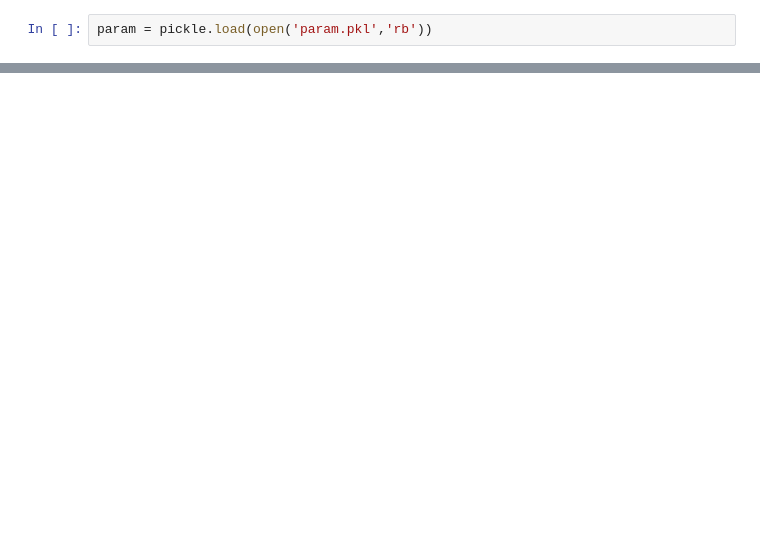
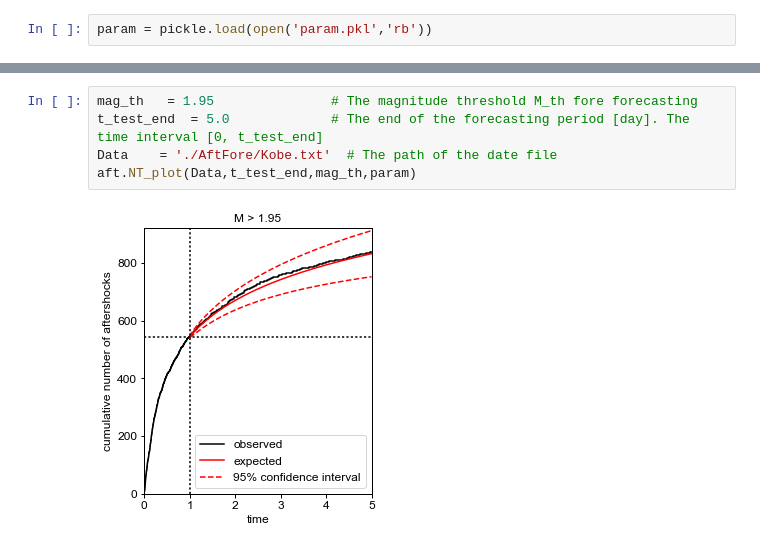
Before and after one commit to omitakahiro/AftFore, a Jupyter notebook: CodeExamples.ipynb, the cells around one changed output, grey strips where cells are left out. Saved outputs shown, nothing was run; the diff lists cells and outputs as text; blank space fills up the shorter version.

```diff
--- a/CodeExamples.ipynb
+++ b/CodeExamples.ipynb
@@ -30,0 +68,7 @@ aft.Fore(param,t_test,Data_test=Data_test)
+# %%
+mag_th   = 1.95               # The magnitude threshold M_th fore forecasting
+t_test_end  = 5.0             # The end of the forecasting period [day]. The time interval [0, t_test_end]
+Data    = './AftFore/Kobe.txt'  # The path of the date file
+aft.NT_plot(Data,t_test_end,mag_th,param)
+# %% [output]
+[figure, added]
```
Also changed, not shown: parts of 11 cells of this notebook, 22 other files.
